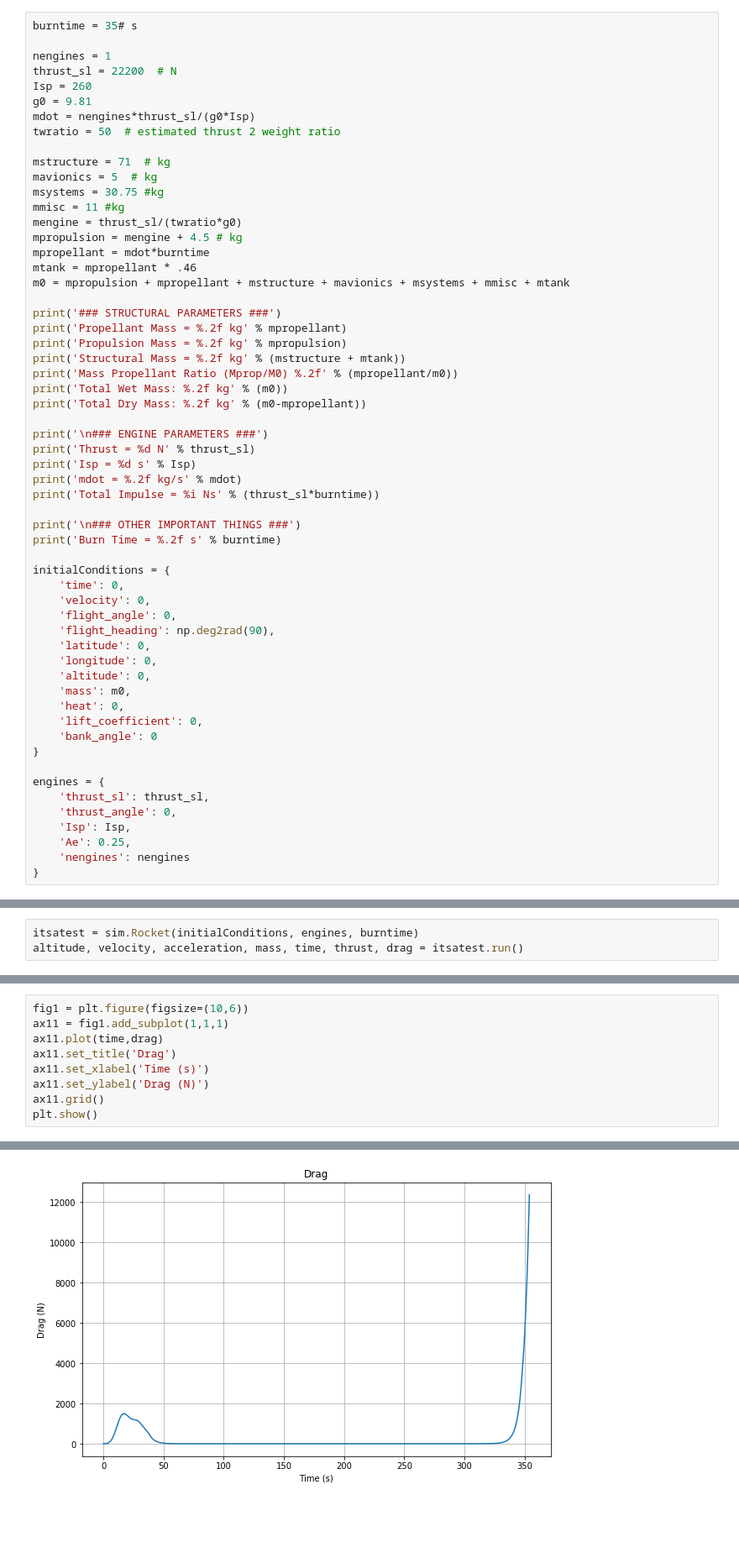
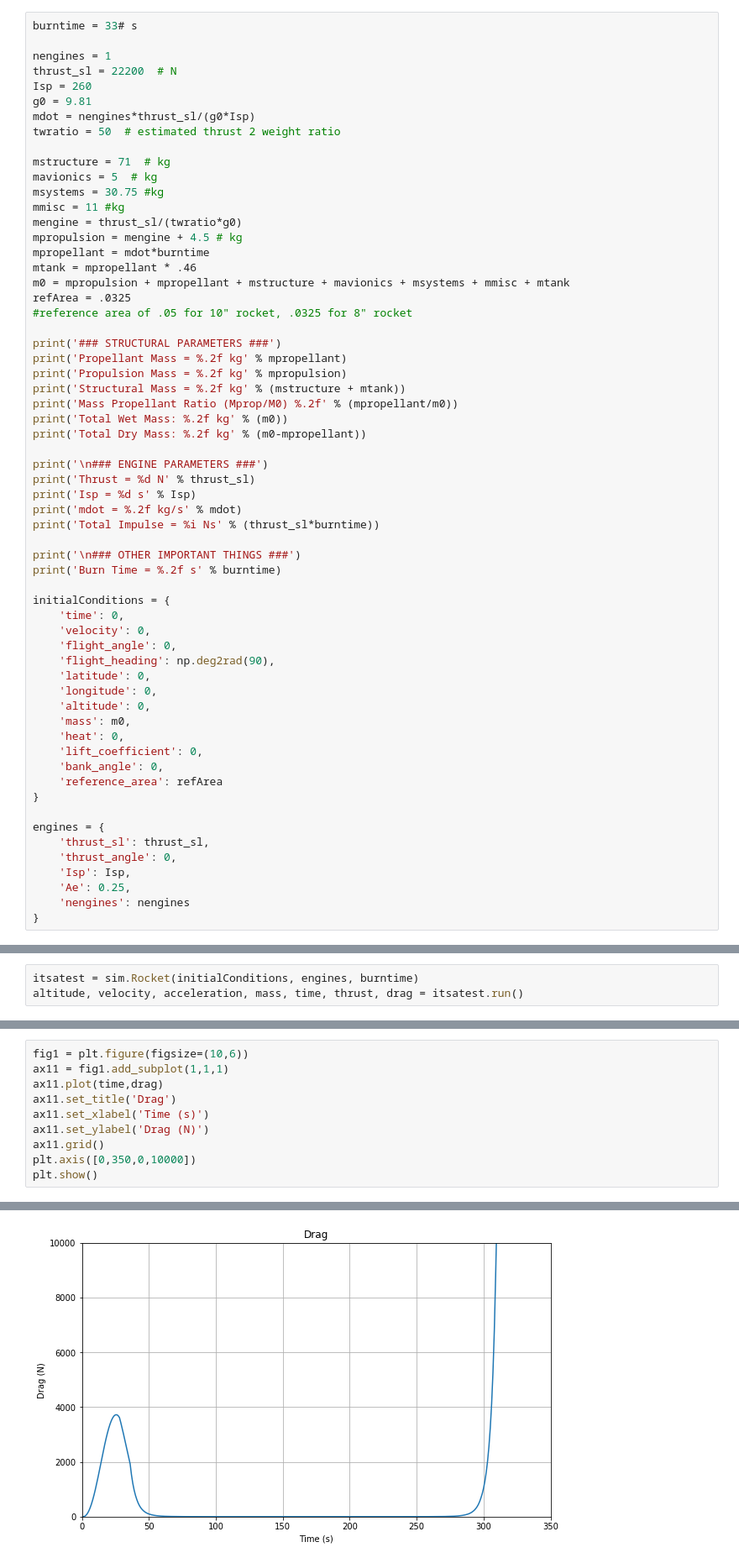
Before and after one commit to rocketproplab/marginal-stability, a Jupyter notebook: Design/Vehicle-Sizing/marginal-stability-sizing.ipynb, the cells around one changed output, grey strips where cells are left out. Shown at 84% size. Saved outputs shown, nothing was run; the diff lists cells and outputs as text; blank space fills up the shorter version.

Commit message:
add variable reference area

```diff
--- a/Design/Vehicle-Sizing/marginal-stability-sizing.ipynb
+++ b/Design/Vehicle-Sizing/marginal-stability-sizing.ipynb
@@ -59,7 +59,7 @@ def plot_thrust(fig):
     ax1.set_ylabel('Drag (N)')
     ax1.set_ylim(0,2e5)
 # %%
-burntime = 35# s
+burntime = 33# s
 
 nengines = 1
 thrust_sl = 22200  # N
@@ -77,6 +77,8 @@ mpropulsion = mengine + 4.5 # kg
 mpropellant = mdot*burntime
 mtank = mpropellant * .46
 m0 = mpropulsion + mpropellant + mstructure + mavionics + msystems + mmisc + mtank
+refArea = .0325
+#reference area of .05 for 10" rocket, .0325 for 8" rocket
 
 print('### STRUCTURAL PARAMETERS ###')
 print('Propellant Mass = %.2f kg' % mpropellant)
@@ -106,7 +108,8 @@ initialConditions = {
     'mass': m0,
     'heat': 0,
     'lift_coefficient': 0,
-    'bank_angle': 0
+    'bank_angle': 0,
+    'reference_area': refArea
 }
 
 engines = {
@@ -165,5 +168,6 @@ ax11.set_title('Drag')
 ax11.set_xlabel('Time (s)')
 ax11.set_ylabel('Drag (N)')
 ax11.grid()
+plt.axis([0,350,0,10000])
 plt.show()
 # %% [output]
@@ -172 +174 @@ plt.show()
-[figure, old version]
+[figure, new version]
```
Also changed, not shown: parts of 3 cells of this notebook, 1 other file.
